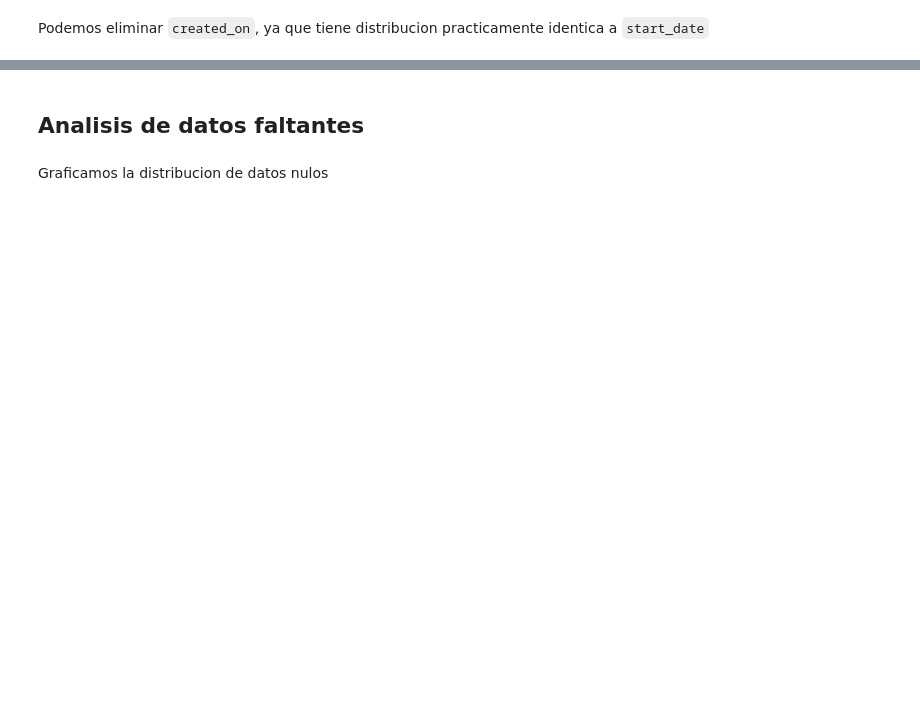
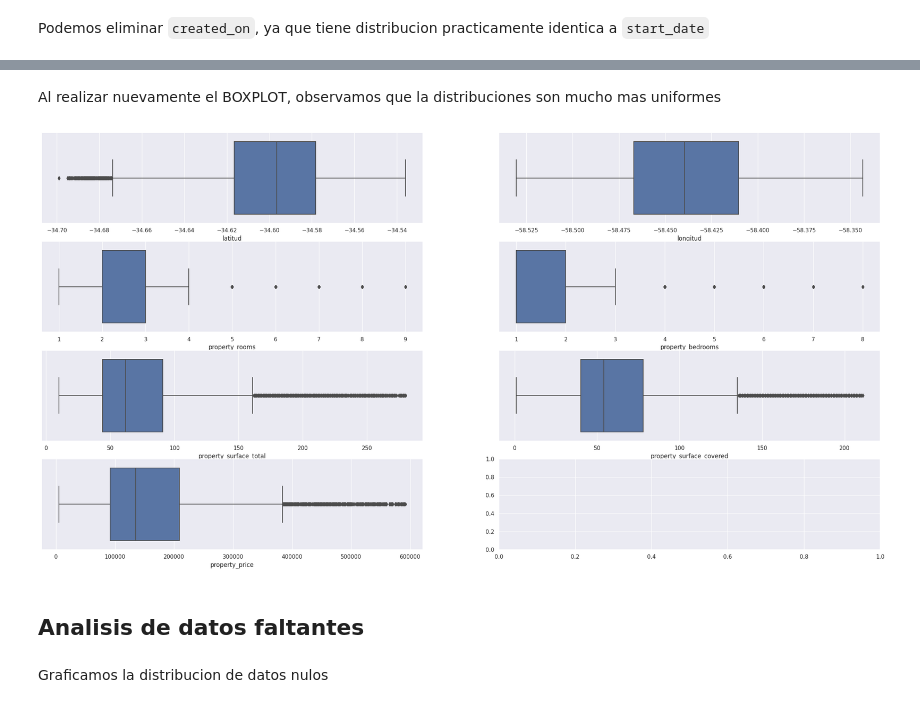
Before and after one commit to ManuSanchez02/7506R-2c2022-GRUPO09, a Jupyter notebook: TP1.ipynb, the cells around one changed output, grey strips where cells are left out. Cells and saved outputs as stored; diff of their text form; code cells hidden in the pictures; blank space fills up the shorter version.

```diff
--- a/TP1.ipynb
+++ b/TP1.ipynb
@@ -259,3 +370,28 @@ for columna in variables_cuantitativas.columns:
+# %%
+for columna in variables_cuantitativas.columns:
+
+    columna_q1 = dataset_train[columna].quantile(0.25)
+    columna_q3 = dataset_train[columna].quantile(0.75)
+    iqr = columna_q3 - columna_q1
+
+    lim_superior = columna_q3 + 3*iqr
+    lim_inferior = columna_q1 - 3*iqr
+
+    filtro_columna = (dataset_train[columna] >= lim_superior) | (dataset_train[columna] <= lim_inferior)
+    indices = dataset_train[filtro_columna].index
+    dataset_train.drop(index=indices, inplace=True)
+# %% [markdown]
+Al realizar nuevamente el BOXPLOT, observamos que la distribuciones son mucho mas uniformes
+# %%
+variables_cuantitativas = dataset_train[columnas_cuantitativas]
+
+figs, axes = plt.subplots(nrows=4, ncols=2, figsize=(30, 15))
+axes = np.ndarray.flatten(axes)
+for (i, columna) in enumerate(variables_cuantitativas.columns):
+    grafico = sns.boxplot(ax=axes[i], x=variables_cuantitativas[columna])
+    grafico.set(xlabel=columna)
+# %% [output]
+[figure, added]
 # %% [markdown]
 ## Analisis de datos faltantes
 # %% [markdown]
```
Also changed, not shown: parts of 49 cells of this notebook.
